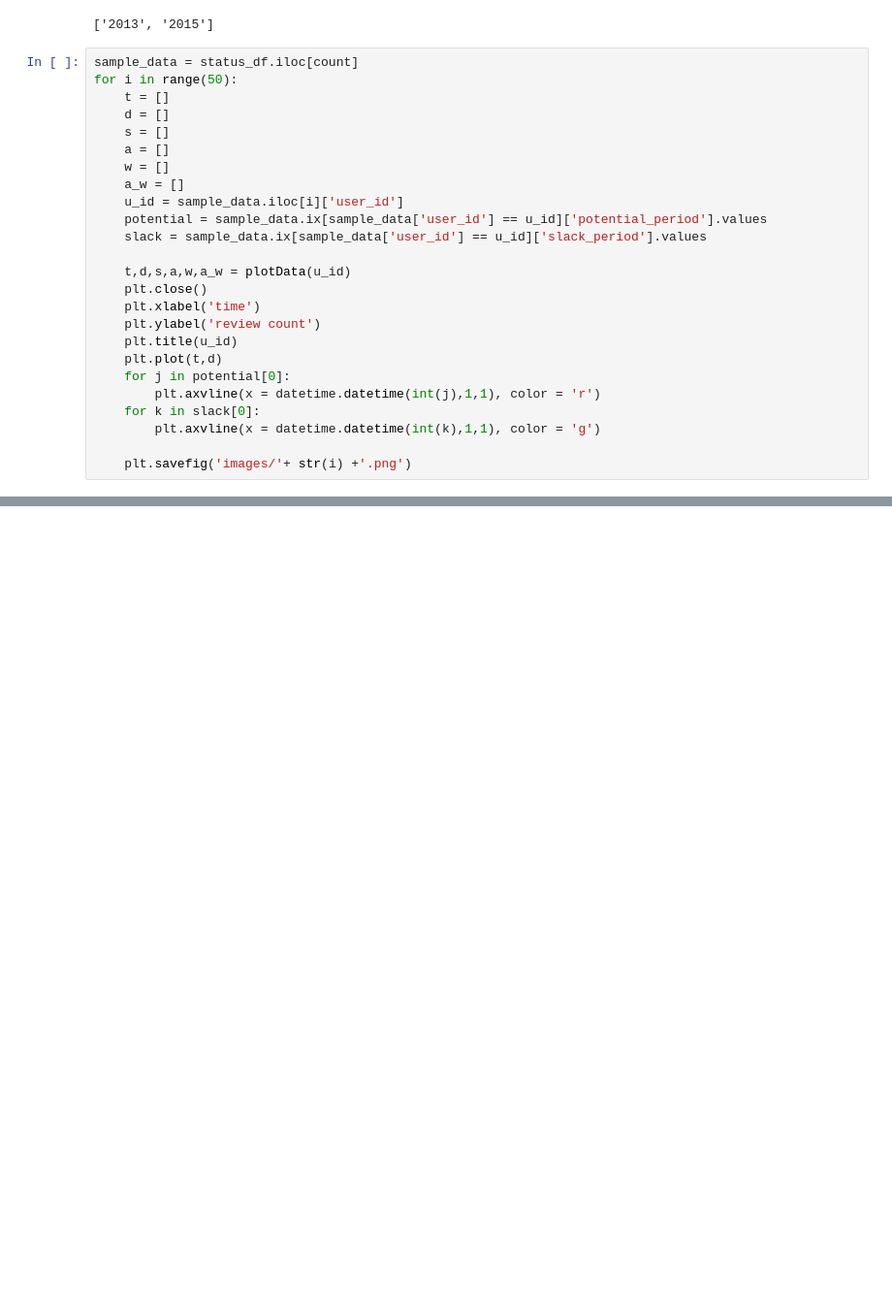
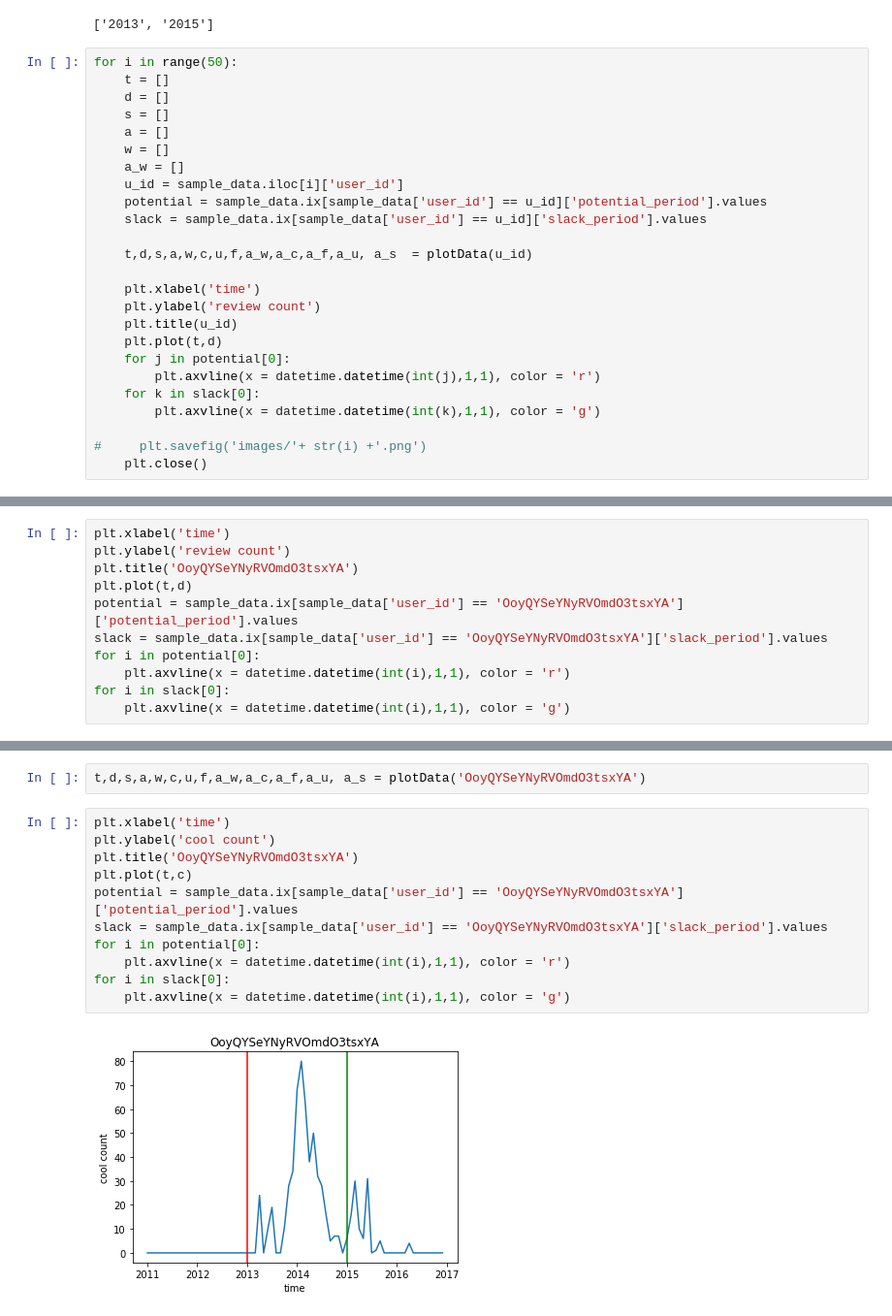
Before and after one commit to CornellDataScience/Yelp, a Jupyter notebook: salt-baes/Kenta/Dynamic_Time_Warping.ipynb, the cells around one changed output, grey strips where cells are left out. Shown at 97% size. Saved outputs shown, nothing was run; the diff lists cells and outputs as text; blank space fills up the shorter version.

```diff
--- a/salt-baes/Kenta/Dynamic_Time_Warping.ipynb
+++ b/salt-baes/Kenta/Dynamic_Time_Warping.ipynb
@@ -235,7 +251,6 @@ sample_data.ix[sample_data['user_id'] == 'aU8saUu9QhSFvnYeUsxO-A']['slack_period
 # %% [output]
 ['2013', '2015']
 # %%
-sample_data = status_df.iloc[count]
 for i in range(50):
     t = []
     d = []
@@ -247,8 +262,8 @@ for i in range(50):
     potential = sample_data.ix[sample_data['user_id'] == u_id]['potential_period'].values
     slack = sample_data.ix[sample_data['user_id'] == u_id]['slack_period'].values
 
-    t,d,s,a,w,a_w = plotData(u_id)
-    plt.close()
+    t,d,s,a,w,c,u,f,a_w,a_c,a_f,a_u, a_s  = plotData(u_id)
+
     plt.xlabel('time')
     plt.ylabel('review count')
     plt.title(u_id)
@@ -258,4 +273,5 @@ for i in range(50):
     for k in slack[0]:
         plt.axvline(x = datetime.datetime(int(k),1,1), color = 'g')
 
-    plt.savefig('images/'+ str(i) +'.png')
+#     plt.savefig('images/'+ str(i) +'.png')
+    plt.close()
@@ -263,0 +280,11 @@ for i in range(50):
+# %%
+plt.xlabel('time')
+plt.ylabel('review count')
+plt.title('OoyQYSeYNyRVOmdO3tsxYA')
+plt.plot(t,d)
+potential = sample_data.ix[sample_data['user_id'] == 'OoyQYSeYNyRVOmdO3tsxYA']['potential_period'].values
+slack = sample_data.ix[sample_data['user_id'] == 'OoyQYSeYNyRVOmdO3tsxYA']['slack_period'].values
+for i in potential[0]:
+    plt.axvline(x = datetime.datetime(int(i),1,1), color = 'r')
+for i in slack[0]:
+    plt.axvline(x = datetime.datetime(int(i),1,1), color = 'g')
@@ -263,0 +293,15 @@ for i in range(50):
+# %%
+t,d,s,a,w,c,u,f,a_w,a_c,a_f,a_u, a_s = plotData('OoyQYSeYNyRVOmdO3tsxYA')
+# %%
+plt.xlabel('time')
+plt.ylabel('cool count')
+plt.title('OoyQYSeYNyRVOmdO3tsxYA')
+plt.plot(t,c)
+potential = sample_data.ix[sample_data['user_id'] == 'OoyQYSeYNyRVOmdO3tsxYA']['potential_period'].values
+slack = sample_data.ix[sample_data['user_id'] == 'OoyQYSeYNyRVOmdO3tsxYA']['slack_period'].values
+for i in potential[0]:
+    plt.axvline(x = datetime.datetime(int(i),1,1), color = 'r')
+for i in slack[0]:
+    plt.axvline(x = datetime.datetime(int(i),1,1), color = 'g')
+# %% [output]
+[figure, added]
```
Also changed, not shown: parts of 45 cells of this notebook.
